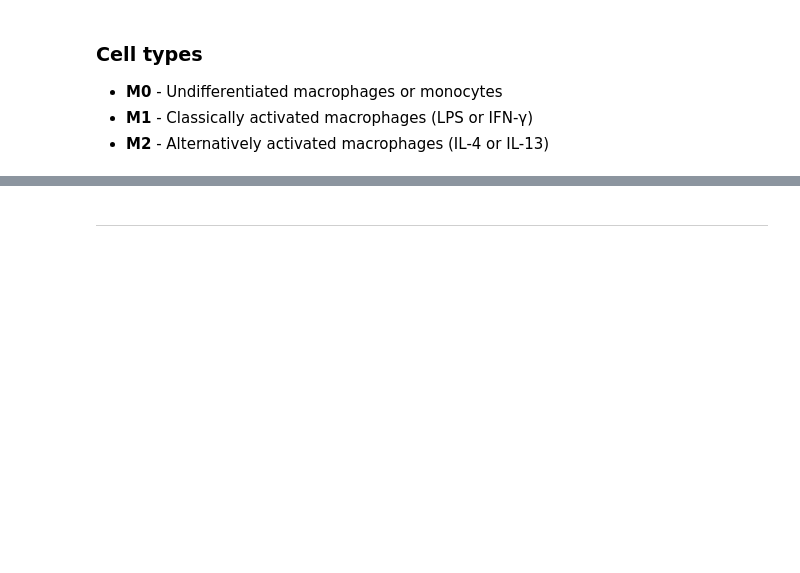
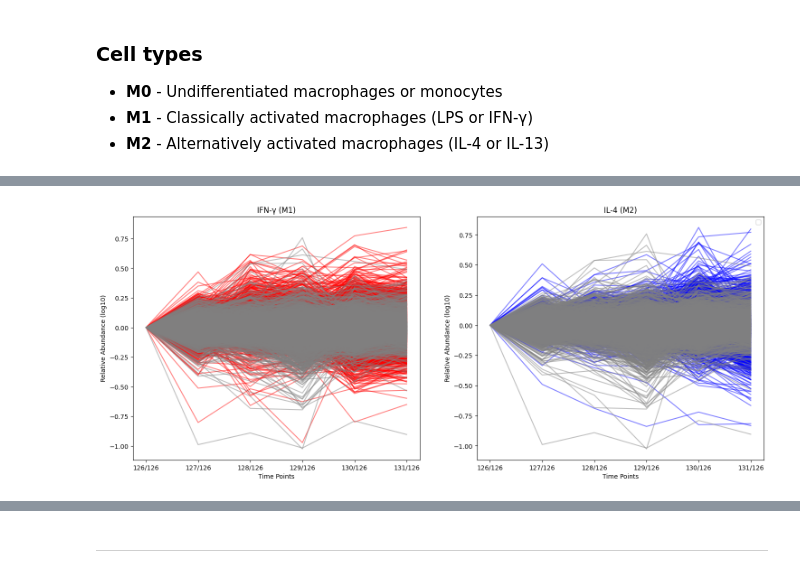
Before and after one commit to powwowath/pyMSpro, a Jupyter notebook: 00_workflow_scanpy_saschaBulk_v2.ipynb, the cells around one changed output, grey strips where cells are left out. Saved outputs shown, nothing was run; the diff lists cells and outputs as text; code cells hidden in the pictures; blank space fills up the shorter version.

```diff
--- a/00_workflow_scanpy_saschaBulk_v2.ipynb
+++ b/00_workflow_scanpy_saschaBulk_v2.ipynb
@@ -123,0 +154,7 @@ M0 proteins:  5342
+# %%
+# Filter out those not present in all datasets
+common_proteins = proteinsM0.intersection(proteinsM1).intersection(proteinsM2)
+
+dataM0 = dataM0.loc[dataM0.index.isin(common_proteins)]
+dataM1 = dataM1.loc[dataM1.index.isin(common_proteins)]
+dataM2 = dataM2.loc[dataM2.index.isin(common_proteins)]
@@ -123,0 +169,45 @@ M0 proteins:  5342
+# %%
+time_points = ["126/126", "127/126", "128/126", "129/126", "130/126", "131/126"]
+
+fig, axs = plt.subplots(1, 2, figsize=(18, 7))
+
+# Plot each protein in dataM1 with red lines
+for index, row in dataM1.iterrows():
+    # Handle zeros to avoid log10(0) error
+    values = row[time_points]
+    values = [np.log10(v) if v > 0 else np.nan for v in values]
+    axs[0].plot(time_points, values, color='red', alpha=0.5)
+
+for index, row in dataM0.iterrows():
+    # Handle zeros to avoid log10(0) error
+    values = row[time_points]
+    values = [np.log10(v) if v > 0 else np.nan for v in values]
+    axs[0].plot(time_points, values, color='grey', alpha=0.5)
+
+# Plot each protein in dataM1 with red lines
+for index, row in dataM2.iterrows():
+    # Handle zeros to avoid log10(0) error
+    values = row[time_points]
+    values = [np.log10(v) if v > 0 else np.nan for v in values]
+    axs[1].plot(time_points, values, color='blue', alpha=0.5)
+
+for index, row in dataM0.iterrows():
+    # Handle zeros to avoid log10(0) error
+    values = row[time_points]
+    values = [np.log10(v) if v > 0 else np.nan for v in values]
+    axs[1].plot(time_points, values, color='grey', alpha=0.5)
+
+# Add labels and title
+axs[0].set_xlabel("Time Points")
+axs[0].set_ylabel("Relative Abundance (log10)")
+axs[0].set_title("IFN-γ (M1)")
+
+axs[1].set_xlabel("Time Points")
+axs[1].set_ylabel("Relative Abundance (log10)")
+axs[1].set_title("IL-4 (M2)")
+
+# Display a legend for M1 and M2 groups
+plt.legend()
+plt.show()
+# %% [output]
+[figure, added]
```
Also changed, not shown: parts of 68 cells of this notebook, 1 other file.
